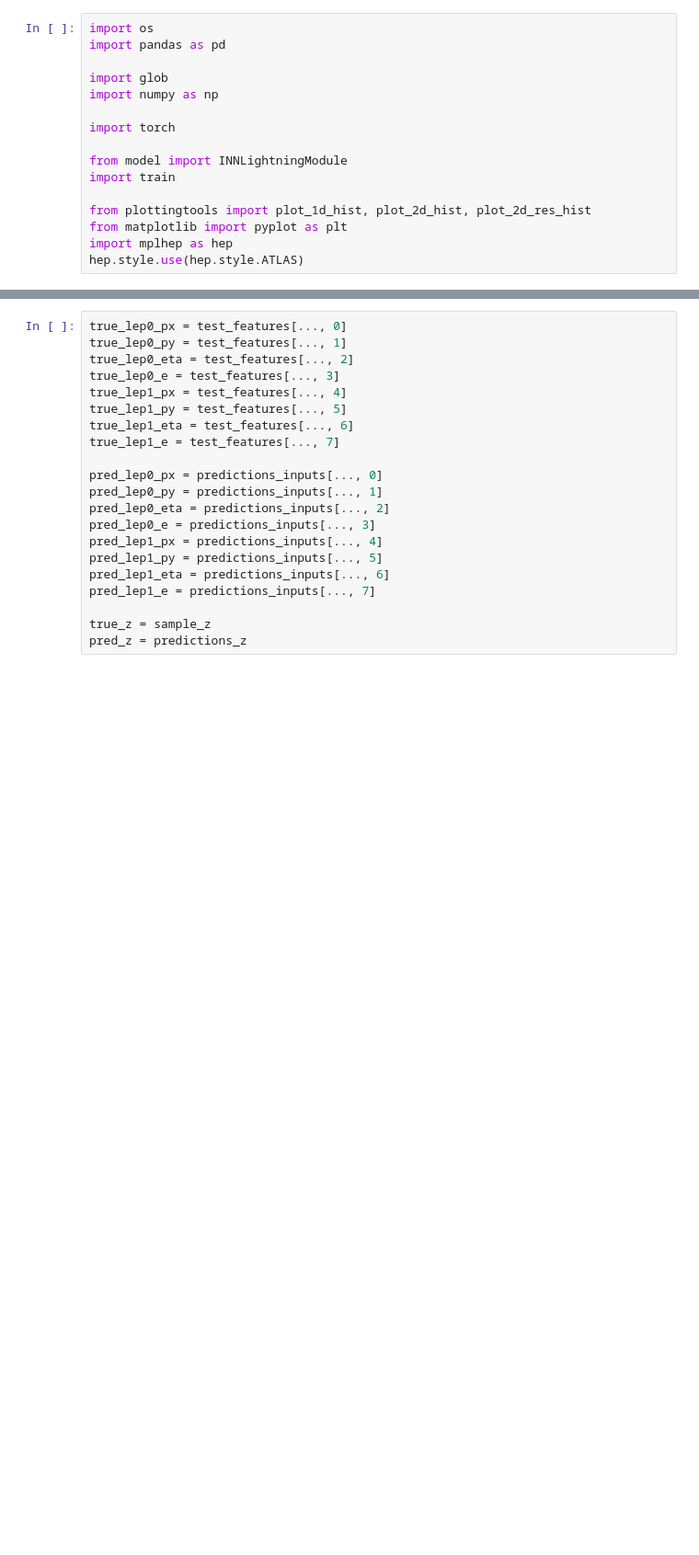
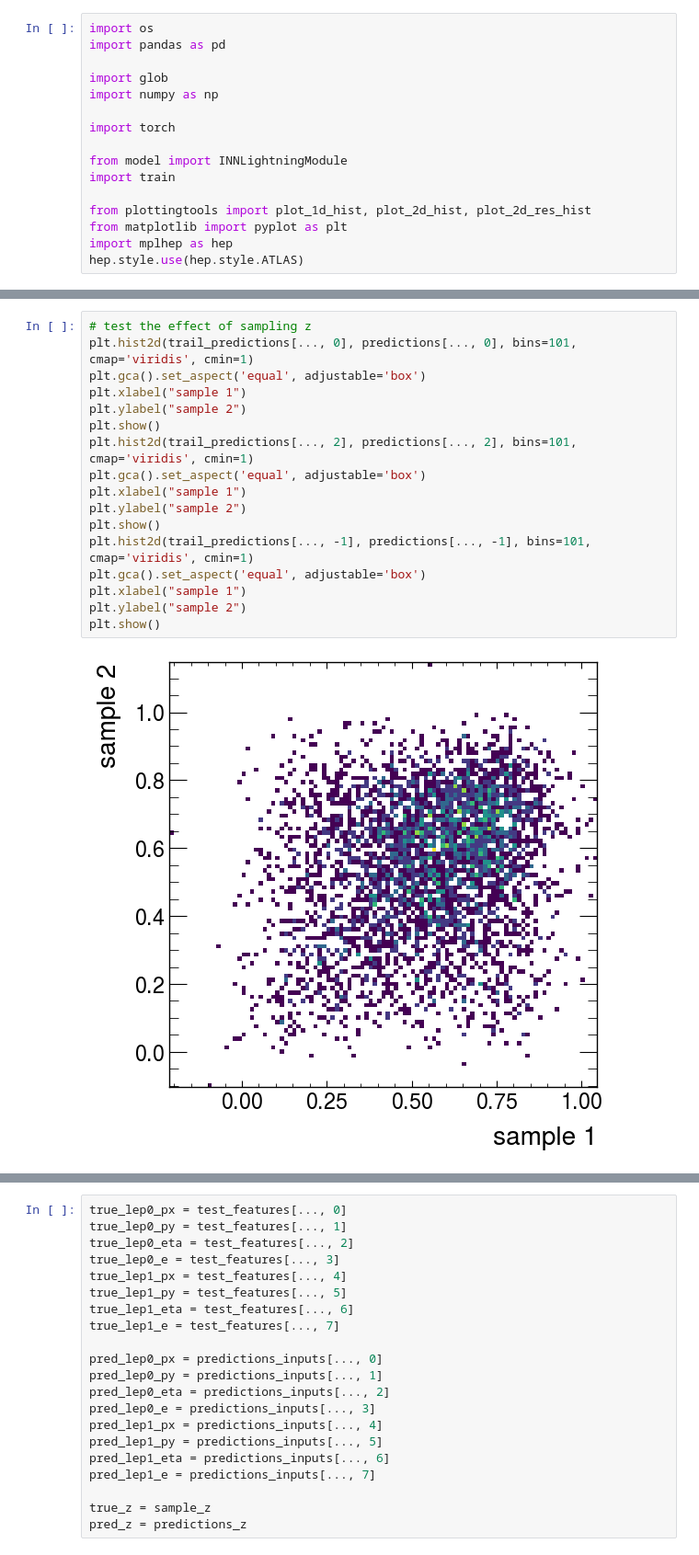
Before and after one commit to yygarypeng/ww-flow, a Jupyter notebook: visualize.ipynb, the cells around one changed output, grey strips where cells are left out. Shown at 92% size. Cells and saved outputs as stored; diff of their text form; blank space fills up the shorter version.

```diff
--- a/visualize.ipynb
+++ b/visualize.ipynb
@@ -102,0 +203,19 @@ True labels shape: (3768, 4)
+# %%
+# test the effect of sampling z
+plt.hist2d(trail_predictions[..., 0], predictions[..., 0], bins=101, cmap='viridis', cmin=1)
+plt.gca().set_aspect('equal', adjustable='box')
+plt.xlabel("sample 1")
+plt.ylabel("sample 2")
+plt.show()
+plt.hist2d(trail_predictions[..., 2], predictions[..., 2], bins=101, cmap='viridis', cmin=1)
+plt.gca().set_aspect('equal', adjustable='box')
+plt.xlabel("sample 1")
+plt.ylabel("sample 2")
+plt.show()
+plt.hist2d(trail_predictions[..., -1], predictions[..., -1], bins=101, cmap='viridis', cmin=1)
+plt.gca().set_aspect('equal', adjustable='box')
+plt.xlabel("sample 1")
+plt.ylabel("sample 2")
+plt.show()
+# %% [output]
+[figure, added]
```
Also changed, not shown: parts of 13 cells of this notebook, 9 other files.
